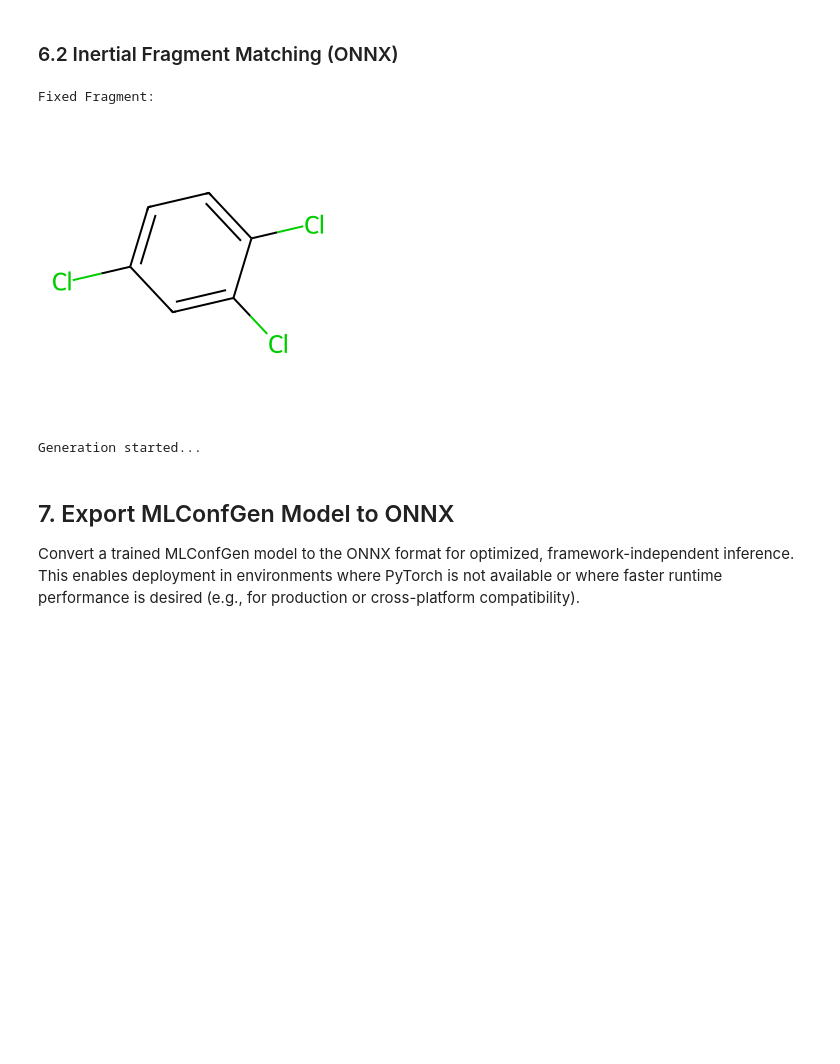
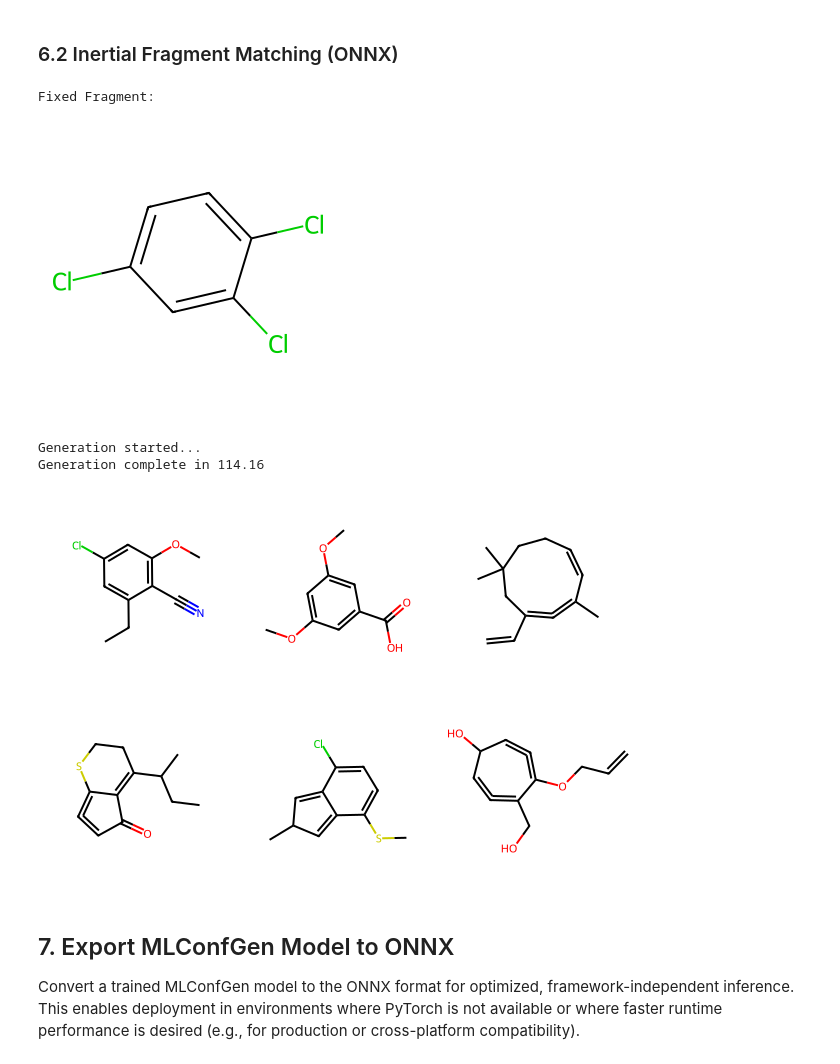
Before and after one commit to Membrizard/ml_conformer_generator, a Jupyter notebook: python_api_demo.ipynb, the cells around one changed output. Saved outputs shown, nothing was run; the diff lists cells and outputs as text; code cells hidden in the pictures; blank space fills up the shorter version.

```diff
--- a/python_api_demo.ipynb
+++ b/python_api_demo.ipynb
@@ -561,7 +575,7 @@ import time
 from rdkit import Chem, RDLogger
 from rdkit.Chem import Draw
 
-from src.mlconfgen import MLConformerGeneratorONNX
+from mlconfgen import MLConformerGeneratorONNX
 
 RDLogger.DisableLog('rdApp.*')
 
@@ -571,36 +585,38 @@ generator = MLConformerGeneratorONNX(
                                     )
 
 # Load a Reference conformer
 ref_mol = Chem.MolFromMolFile('./assets/demo_files/ff_yibfeu.mol')
 fixed_fragment = Chem.MolFromMolFile('./assets/demo_files/ff_yibfeu_fragment.mol')
 
 print("Fixed Fragment:")
 
 display(Draw.MolToImage(Chem.MolFromSmiles(Chem.MolToSmiles(fixed_fragment))))
 
 # Generate Samples
 print("Generation started...")
 start = time.time()
 samples = generator.generate_conformers(reference_conformer=ref_mol,
-                                        n_samples=10,
-                                        variance=2,
-                                        resample_steps=2,
+                                        n_samples=20,
+                                        variance=1,
+                                        resample_steps=0,
                                         fixed_fragment=fixed_fragment,
                                         blend_power=3,
                                         inertial_fragment_matching=True,
                                         ifm_diffusion_level=10,
                                        )
 
 print(f"Generation complete in {round(time.time() - start, 2)}")
 
 # Display results
 mols = [Chem.MolFromSmiles(Chem.MolToSmiles(x)) for x in samples]
 
 Draw.MolsToGridImage(mols)
 # %% [output]
 Fixed Fragment:
 [figure]
 Generation started...
+Generation complete in 114.16
+[figure, added]
 # %% [markdown]
 ## 7. Export MLConfGen Model to ONNX
 Convert a trained MLConfGen model to the ONNX format for optimized, framework-independent inference.
```
Also changed, not shown: parts of 6 cells of this notebook, 7 other files.
